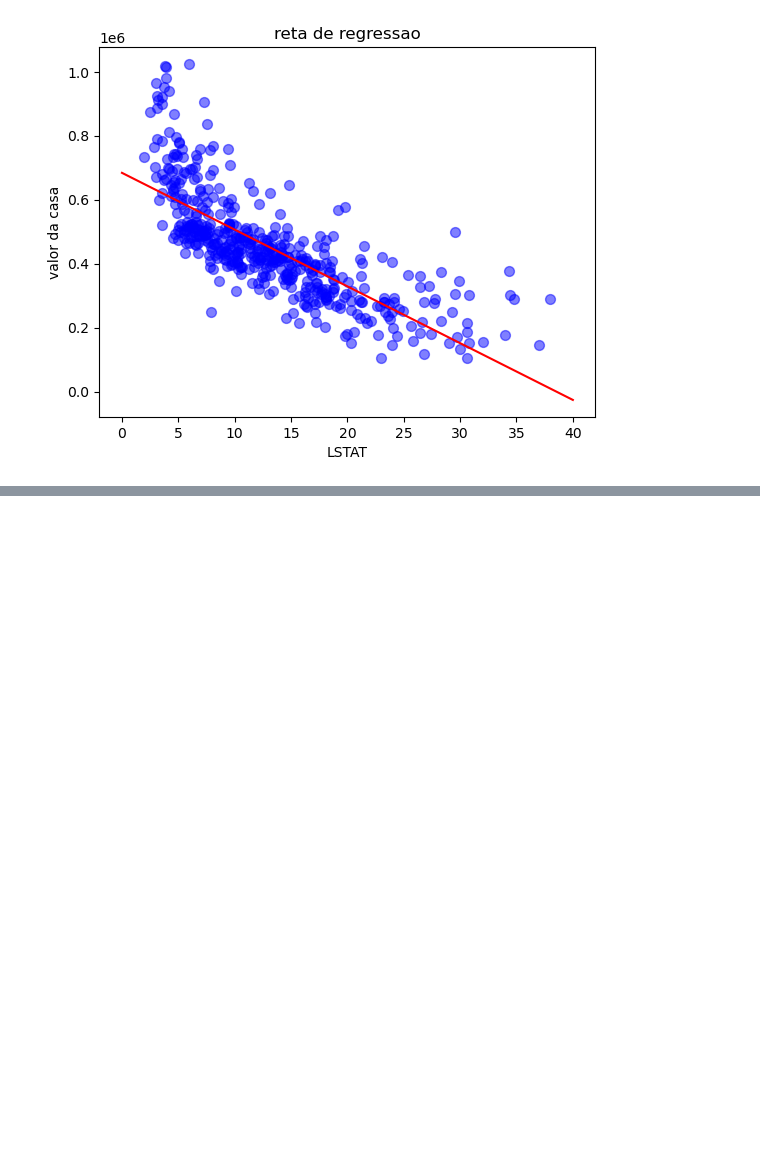
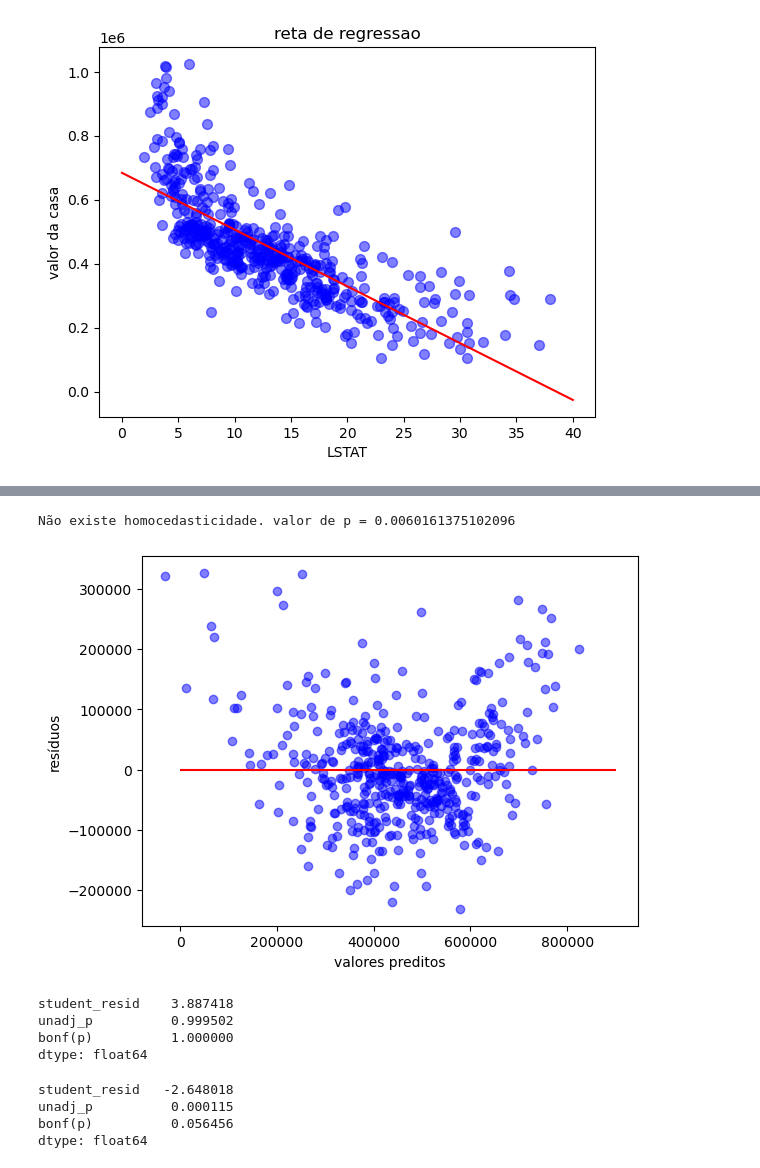
Before and after one commit to esscova/data-science, a Jupyter notebook: regressao/Boston Housing/src/Boston housing - avaliaçao com statsmodel.ipynb, the cells around one changed output, grey strips where cells are left out. Cells and saved outputs as stored; diff of their text form; code cells hidden in the pictures; blank space fills up the shorter version.

```diff
--- a/regressao/Boston Housing/src/Boston housing - avaliaçao com statsmodel.ipynb
+++ b/regressao/Boston Housing/src/Boston housing - avaliaçao com statsmodel.ipynb
@@ -114,0 +167,23 @@ plt.show()
+# %%
+# analise estatistica de homocedasticidade (resíduos com variação constante)
+"""
+H0 = existe homocedasticidade: p > 0.05
+Ha = não existe homocedasticidade: p <= 0.05
+"""
+estatistica, p, f, fp = sms.het_breuschpagan(regressao_multipla.resid, regressao.model.exog)
+
+if p <= 0.05:
+    print(f'Não existe homocedasticidade. valor de p = {p}')
+else:
+    print(f'Existe homocedasticidade. valor de p = {p}')
+# %% [output]
+Não existe homocedasticidade. valor de p = 0.0060161375102096
+# %%
+# plot da analise de homocedasticidade dos residuos
+plt.scatter(y=residuos,x=regressao_multipla.predict(), color='blue',alpha=0.5)
+plt.hlines(y=0,xmin=0, xmax=900000, color='red')
+plt.ylabel('resíduos')
+plt.xlabel('valores preditos')
+plt.show()
+# %% [output]
+[figure, added]
@@ -114,0 +193,16 @@ plt.show()
+# %%
+# max
+outliers.max()
+# %% [output]
+student_resid    3.887418
+unadj_p          0.999502
+bonf(p)          1.000000
+dtype: float64
+# %%
+# min
+outliers.min()
+# %% [output]
+student_resid   -2.648018
+unadj_p          0.000115
+bonf(p)          0.056456
+dtype: float64
```
Also changed, not shown: parts of 13 cells of this notebook, 1 other file.
